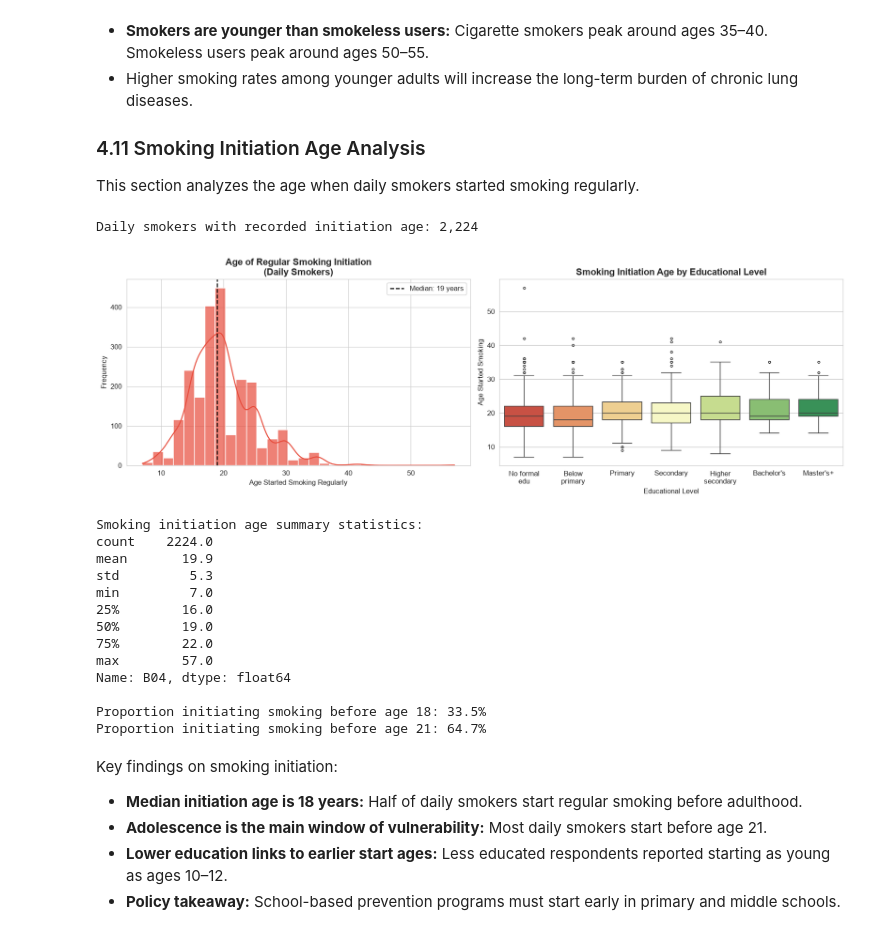
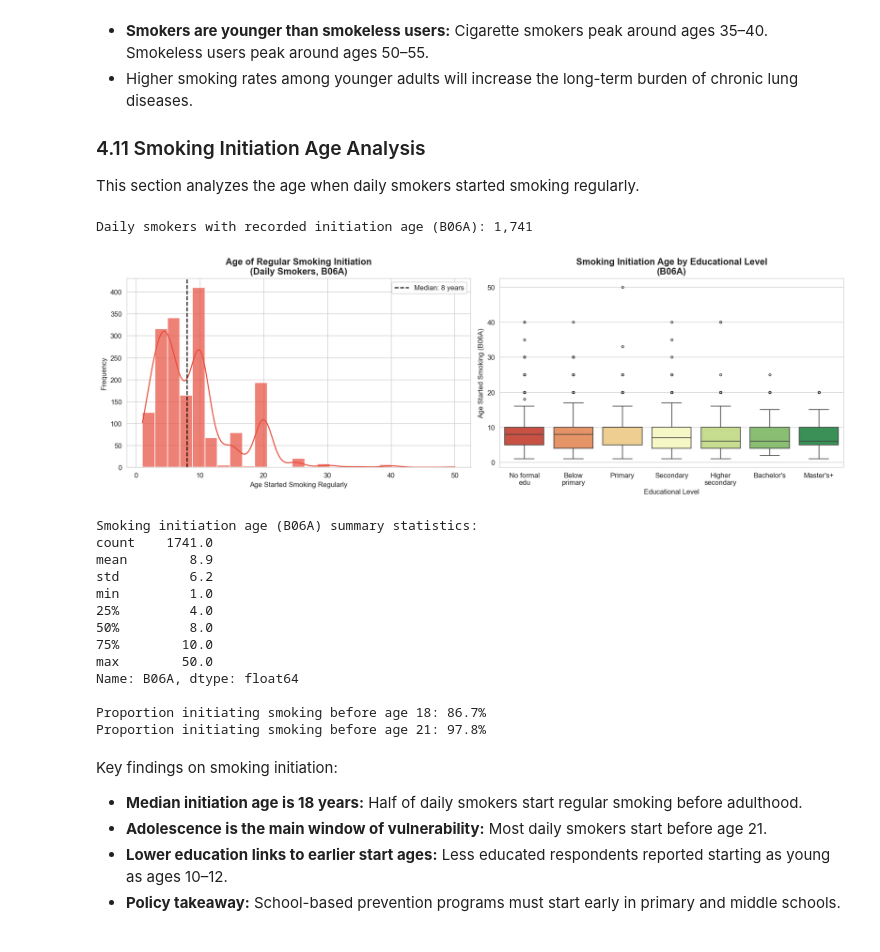
Before and after one commit to sowmiksudo/GATS-2017-Bangladesh-Microdata-Analysis, a Jupyter notebook: GATS_2017_Bangladesh_Analysis.ipynb, the cells around one changed output. Drawn from its saved outputs; the diff is of its cells as text; code cells hidden in the pictures.

```diff
--- a/GATS_2017_Bangladesh_Analysis.ipynb
+++ b/GATS_2017_Bangladesh_Analysis.ipynb
@@ -739,65 +816,68 @@ The density curves show distinct age profiles:
 
 This section analyzes the age when daily smokers started smoking regularly.
 # %%
-# 4.11 Smoking Initiation Age Distribution
-daily_smokers = df[(df['B01'] == 1) & (df['B04'].notna()) & (df['B04'] < 77)].copy()
-print(f"Daily smokers with recorded initiation age: {len(daily_smokers):,}")
+# 4.11 Smoking Initiation Age Distribution (B06A)
+# B06A = age (in years) at which respondent started smoking cigarettes regularly
+# Filter: B06A must be a plausible age (>0 and <77 which is the sentinel 'don't know')
+daily_smokers = df[(df['B01'] == 1) & (df['B06A'].notna()) & (df['B06A'] < 77) & (df['B06A'] > 0)].copy()
+print(f"Daily smokers with recorded initiation age (B06A): {len(daily_smokers):,}")
 
 fig, axes = plt.subplots(1, 2, figsize=(15, 5))
 
-sns.histplot(daily_smokers['B04'], bins=30, kde=True, color='#e74c3c',
+sns.histplot(daily_smokers['B06A'], bins=25, kde=True, color='#e74c3c',
              edgecolor='white', alpha=0.7, ax=axes[0])
-axes[0].axvline(daily_smokers['B04'].median(), color='black', linestyle='--', linewidth=1.5,
-                label=f'Median: {daily_smokers["B04"].median():.0f} years')
-axes[0].set_title('Age of Regular Smoking Initiation\n(Daily Smokers)', fontsize=13, fontweight='bold')
+axes[0].axvline(daily_smokers['B06A'].median(), color='black', linestyle='--', linewidth=1.5,
+                label=f'Median: {daily_smokers["B06A"].median():.0f} years')
+axes[0].set_title('Age of Regular Smoking Initiation\n(Daily Smokers, B06A)', fontsize=13, fontweight='bold')
 axes[0].set_xlabel('Age Started Smoking Regularly')
 axes[0].set_ylabel('Frequency')
 axes[0].legend(frameon=True)
 
+# Boxplot of initiation age by educational level
 daily_edu = daily_smokers[daily_smokers['Education'].isin(edu_order)].copy()
 edu_simple = {
     'No formal education': 'No formal\nedu',
     'Less than primary': 'Below\nprimary',
     'Primary completed': 'Primary',
     'Secondary completed': 'Secondary',
     'Higher secondary': 'Higher\nsecondary',
     "Bachelor's": "Bachelor's",
     "Master's or higher": "Master's+"
 }
 daily_edu['Education_Short'] = daily_edu['Education'].map(edu_simple)
 edu_short_order = ['No formal\nedu', 'Below\nprimary', 'Primary', 'Secondary',
                    'Higher\nsecondary', "Bachelor's", "Master's+"]
 
-sns.boxplot(data=daily_edu, x='Education_Short', y='B04', order=edu_short_order,
+sns.boxplot(data=daily_edu, x='Education_Short', y='B06A', order=edu_short_order,
             palette='RdYlGn', fliersize=3, ax=axes[1])
-axes[1].set_title('Smoking Initiation Age by Educational Level', fontsize=13, fontweight='bold')
+axes[1].set_title('Smoking Initiation Age by Educational Level\n(B06A)', fontsize=13, fontweight='bold')
 axes[1].set_xlabel('Educational Level')
-axes[1].set_ylabel('Age Started Smoking')
+axes[1].set_ylabel('Age Started Smoking (B06A)')
 
 plt.tight_layout()
 plt.savefig('11_initiation_age.png', dpi=150, bbox_inches='tight')
 plt.show()
 
-print("\nSmoking initiation age summary statistics:")
-print(daily_smokers['B04'].describe().round(1))
-print(f"\nProportion initiating smoking before age 18: {(daily_smokers['B04'] < 18).sum()/len(daily_smokers)*100:.1f}%")
-print(f"Proportion initiating smoking before age 21: {(daily_smokers['B04'] < 21).sum()/len(daily_smokers)*100:.1f}%")
+print("\nSmoking initiation age (B06A) summary statistics:")
+print(daily_smokers['B06A'].describe().round(1))
+print(f"\nProportion initiating smoking before age 18: {(daily_smokers['B06A'] < 18).sum()/len(daily_smokers)*100:.1f}%")
+print(f"Proportion initiating smoking before age 21: {(daily_smokers['B06A'] < 21).sum()/len(daily_smokers)*100:.1f}%")
 # %% [output]
-Daily smokers with recorded initiation age: 2,224
+Daily smokers with recorded initiation age (B06A): 1,741
-[figure, old version]
+[figure, new version]
-Smoking initiation age summary statistics:
-count    2224.0
-mean       19.9
-std         5.3
-min         7.0
-25%        16.0
-50%        19.0
-75%        22.0
-max        57.0
-Name: B04, dtype: float64
+Smoking initiation age (B06A) summary statistics:
+count    1741.0
+mean        8.9
+std         6.2
+min         1.0
+25%         4.0
+50%         8.0
+75%        10.0
+max        50.0
+Name: B06A, dtype: float64
 
-Proportion initiating smoking before age 18: 33.5%
-Proportion initiating smoking before age 21: 64.7%
+Proportion initiating smoking before age 18: 86.7%
+Proportion initiating smoking before age 21: 97.8%
 # %% [markdown]
 Key findings on smoking initiation:
 
```
Also changed, not shown: parts of 10 cells of this notebook, 19 other files.
